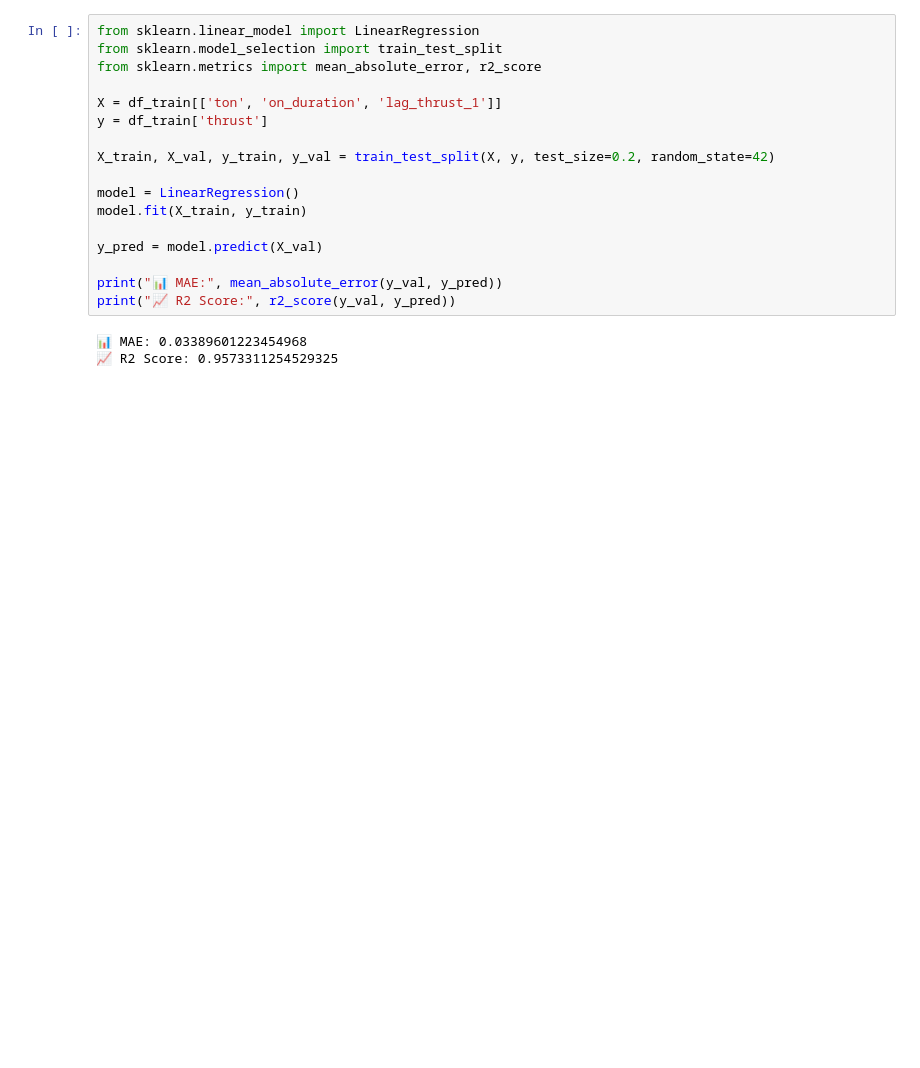
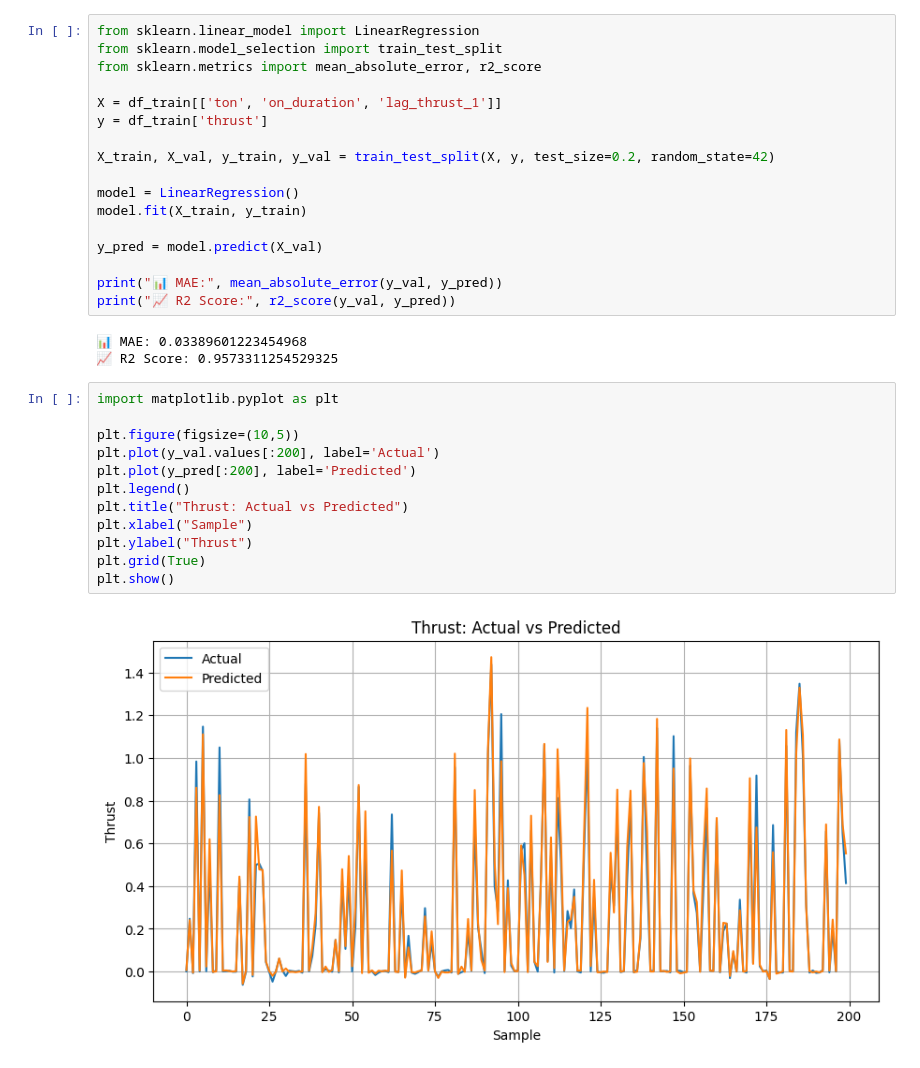
Before and after one commit to KingGester/spacecraft-thruster-prediction, a Jupyter notebook: notebooks/01_metadata_exploration.ipynb, the cells around one changed output. Cells and saved outputs as stored; diff of their text form; blank space fills up the shorter version.

```diff
--- a/notebooks/01_metadata_exploration.ipynb
+++ b/notebooks/01_metadata_exploration.ipynb
@@ -197,3 +197,17 @@ print("📈 R2 Score:", r2_score(y_val, y_pred))
 # %% [output]
 📊 MAE: 0.03389601223454968
 📈 R2 Score: 0.9573311254529325
+# %%
+import matplotlib.pyplot as plt
+
+plt.figure(figsize=(10,5))
+plt.plot(y_val.values[:200], label='Actual')
+plt.plot(y_pred[:200], label='Predicted')
+plt.legend()
+plt.title("Thrust: Actual vs Predicted")
+plt.xlabel("Sample")
+plt.ylabel("Thrust")
+plt.grid(True)
+plt.show()
+# %% [output]
+[figure, added]
```
Also changed, not shown: parts of 8 cells of this notebook.
